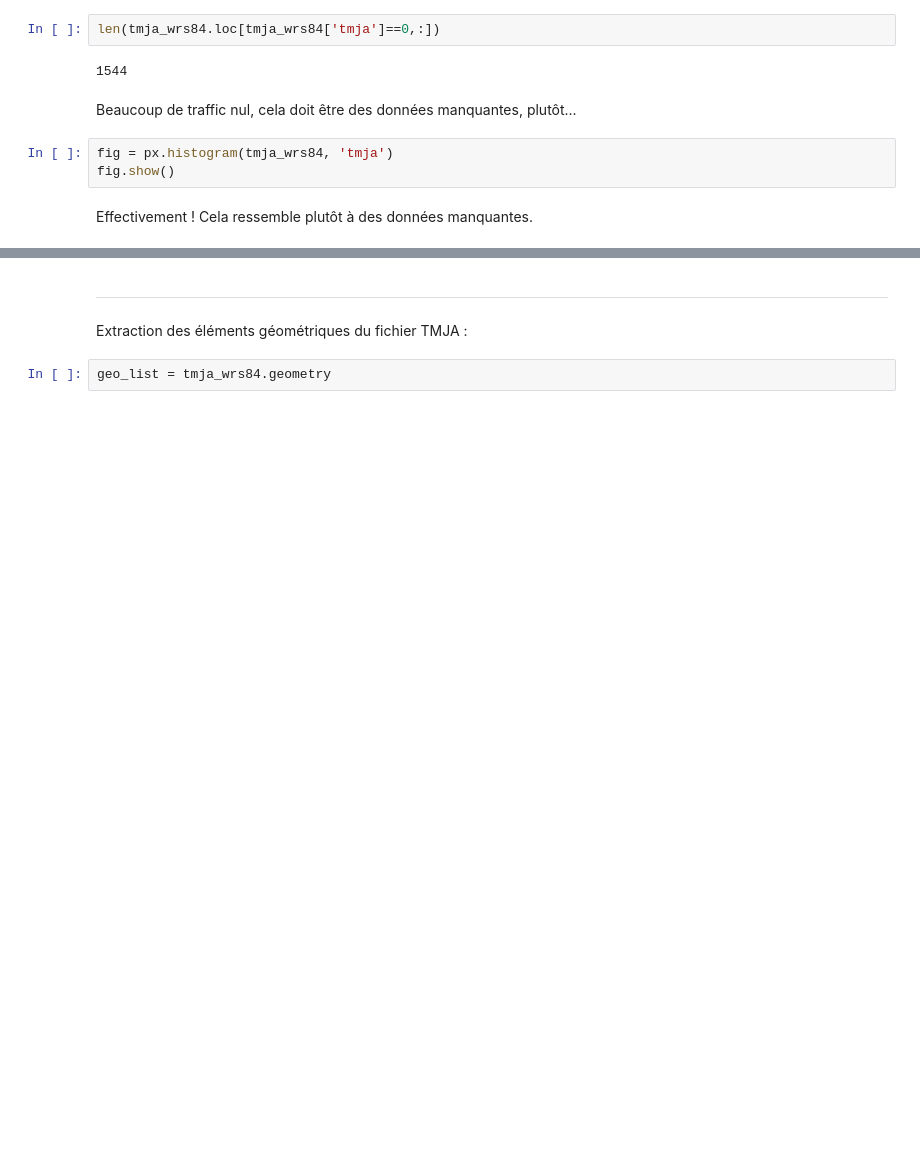
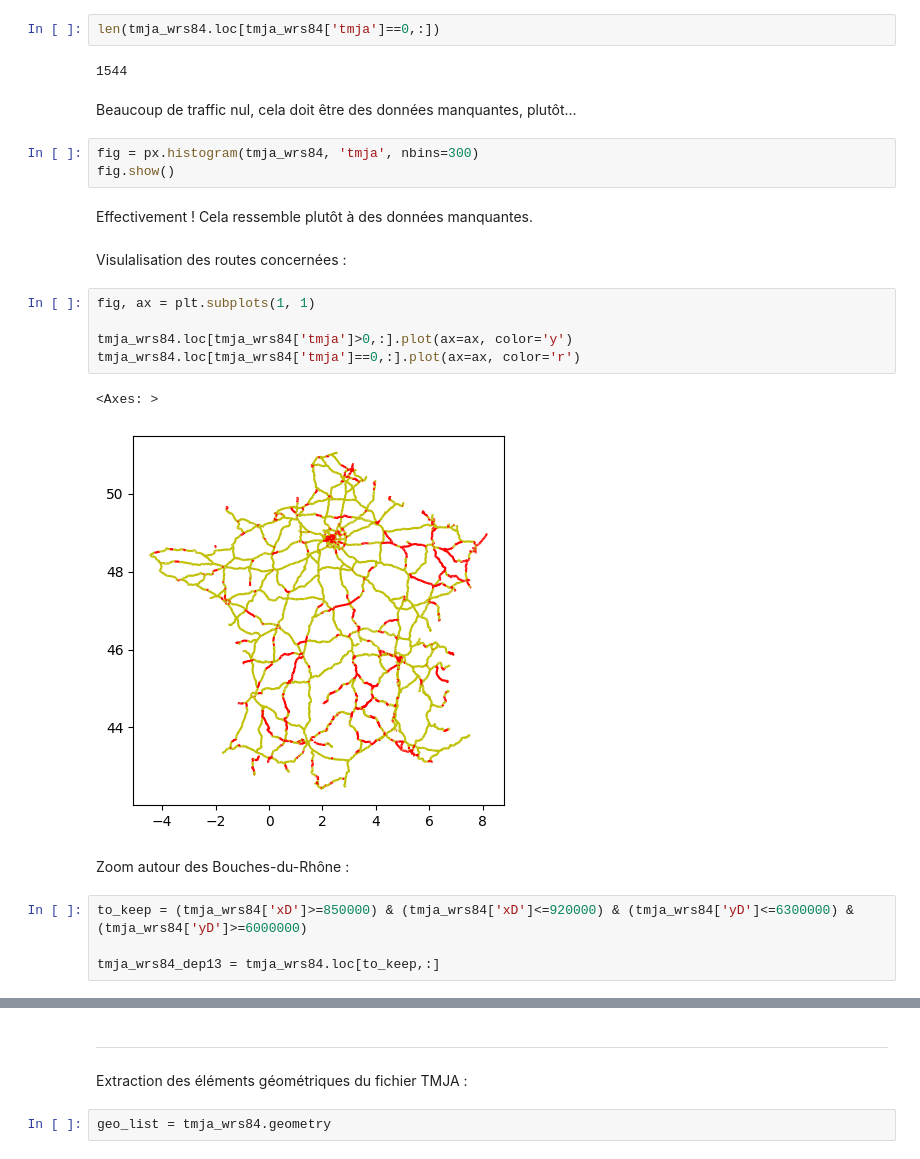
Before and after one commit to dataforgoodfr/batch11_e_cartomobile, a Jupyter notebook: notebooks/TMJA_et_extrapolation_tourisme.ipynb, the cells around one changed output, grey strips where cells are left out. Drawn from its saved outputs; the diff is of its cells as text; blank space fills up the shorter version.

```diff
--- a/notebooks/TMJA_et_extrapolation_tourisme.ipynb
+++ b/notebooks/TMJA_et_extrapolation_tourisme.ipynb
@@ -93,7 +93,23 @@ len(tmja_wrs84.loc[tmja_wrs84['tmja']==0,:])
 # %% [markdown]
 Beaucoup de traffic nul, cela doit être des données manquantes, plutôt...
 # %%
-fig = px.histogram(tmja_wrs84, 'tmja')
+fig = px.histogram(tmja_wrs84, 'tmja', nbins=300)
 fig.show()
 # %% [markdown]
 Effectivement ! Cela ressemble plutôt à des données manquantes.
+# %% [markdown]
+Visulalisation des routes concernées :
+# %%
+fig, ax = plt.subplots(1, 1)
+
+tmja_wrs84.loc[tmja_wrs84['tmja']>0,:].plot(ax=ax, color='y')
+tmja_wrs84.loc[tmja_wrs84['tmja']==0,:].plot(ax=ax, color='r')
+# %% [output]
+<Axes: >
+[figure, added]
+# %% [markdown]
+Zoom autour des Bouches-du-Rhône :
+# %%
+to_keep = (tmja_wrs84['xD']>=850000) & (tmja_wrs84['xD']<=920000) & (tmja_wrs84['yD']<=6300000) & (tmja_wrs84['yD']>=6000000)
+
+tmja_wrs84_dep13 = tmja_wrs84.loc[to_keep,:]
```
Also changed, not shown: parts of 37 cells of this notebook.
